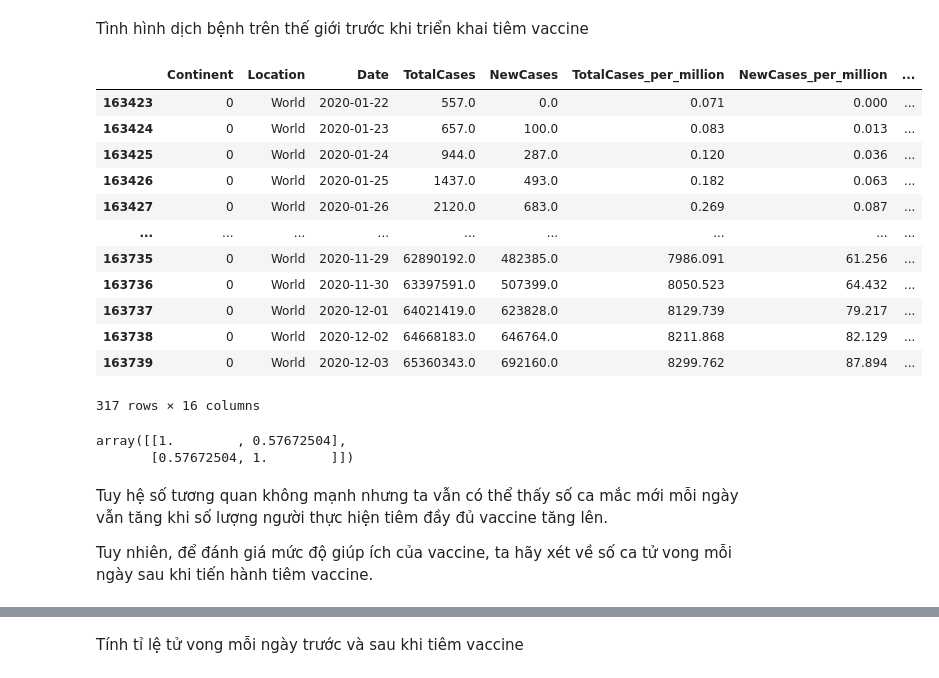
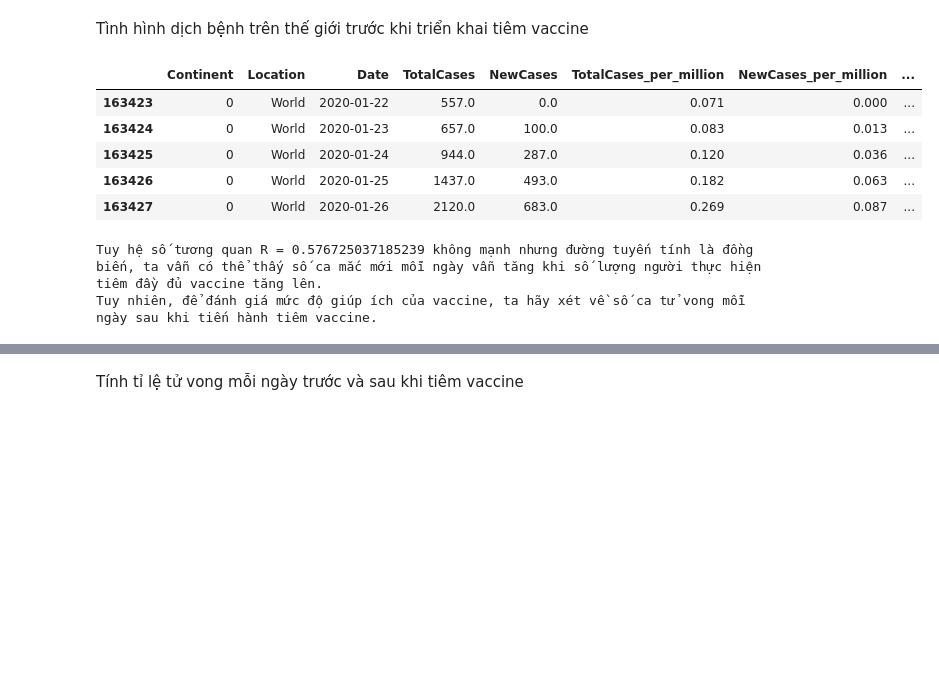
Before and after one commit to NMS1010/P4DA_Final_Project, a Jupyter notebook: Report/report.ipynb, the cells around one changed output, grey strips where cells are left out. Saved outputs shown, nothing was run; the diff lists cells and outputs as text; code cells hidden in the pictures; blank space fills up the shorter version.

```diff
--- a/Report/report.ipynb
+++ b/Report/report.ipynb
@@ -152,0 +127,5 @@ Một số khu vực trên thế giới như `International`, `Northern Cyprus`
+# %%
+t = covid_df[covid_df['Population'].isna()]
+print(t.Location.unique())
+print("\nMột số khu vực trên thế giới như `International`, `Northern Cyprus` chưa có thống kê về dân số trong tập dữ liệu, nên nhóm sẽ bỏ qua các dòng dữ liệu 2 khu vực này.")
+covid_df = covid_df[~covid_df['Population'].isna()]
@@ -694,32 +625,22 @@ covid_world_after_vaccine
 Tình hình dịch bệnh trên thế giới trước khi triển khai tiêm vaccine
 # %%
 covid_world_before_vaccine = covid_world_df[covid_world_df['Date'] < first_date_vaccine]
-covid_world_before_vaccine
+covid_world_before_vaccine.head()
 # %% [output]
 |  | Continent | Location | Date | TotalCases | NewCases | TotalCases_per_million | NewCases_per_million | ... |
 | 163423 | 0 | World | 2020-01-22 | 557.0 | 0.0 | 0.071 | 0.000 | ... |
 | 163424 | 0 | World | 2020-01-23 | 657.0 | 100.0 | 0.083 | 0.013 | ... |
 | 163425 | 0 | World | 2020-01-24 | 944.0 | 287.0 | 0.120 | 0.036 | ... |
 | 163426 | 0 | World | 2020-01-25 | 1437.0 | 493.0 | 0.182 | 0.063 | ... |
 | 163427 | 0 | World | 2020-01-26 | 2120.0 | 683.0 | 0.269 | 0.087 | ... |
-| ... | ... | ... | ... | ... | ... | ... | ... | ... |
-| 163735 | 0 | World | 2020-11-29 | 62890192.0 | 482385.0 | 7986.091 | 61.256 | ... |
-| 163736 | 0 | World | 2020-11-30 | 63397591.0 | 507399.0 | 8050.523 | 64.432 | ... |
-| 163737 | 0 | World | 2020-12-01 | 64021419.0 | 623828.0 | 8129.739 | 79.217 | ... |
-| 163738 | 0 | World | 2020-12-02 | 64668183.0 | 646764.0 | 8211.868 | 82.129 | ... |
-| 163739 | 0 | World | 2020-12-03 | 65360343.0 | 692160.0 | 8299.762 | 87.894 | ... |
-317 rows × 16 columns
 # %%
 plot_scatter(covid_world_after_vaccine, "PeopleFullyVaccinated", "NewCases", "Biểu đồ thể hiện sự tương quan giữa tổng số người tiêm đủ liều vaccine và số ca mắc mới mỗi ngày trên thế giới", "Date")
-# %%
-R_newcases = np.corrcoef(covid_world_after_vaccine["PeopleFullyVaccinated"], covid_world_after_vaccine["NewCases"])
-R_newcases
-# %% [output]
-array([[1.        , 0.57672504],
-       [0.57672504, 1.        ]])
-# %% [markdown]
-Tuy hệ số tương quan không mạnh nhưng ta vẫn có thể thấy số ca mắc mới mỗi ngày vẫn tăng khi số lượng người thực hiện tiêm đầy đủ vaccine tăng lên.
-
-Tuy nhiên, để đánh giá mức độ giúp ích của vaccine, ta hãy xét về số ca tử vong mỗi ngày sau khi tiến hành tiêm vaccine.
+# %%
+res = stats.linregress(covid_world_after_vaccine["PeopleFullyVaccinated"],covid_world_after_vaccine["NewCases"])
+print(f"Tuy hệ số tương quan R = {res.rvalue} không mạnh nhưng đường tuyến tính là đồng biến, ta vẫn có thể thấy số ca mắc mới mỗi ngày vẫn tăng khi số lượng người thực hiện tiêm đầy đủ vaccine tăng lên.")
+print(f"Tuy nhiên, để đánh giá mức độ giúp ích của vaccine, ta hãy xét về số ca tử vong mỗi ngày sau khi tiến hành tiêm vaccine.")
+# %% [output]
+Tuy hệ số tương quan R = 0.576725037185239 không mạnh nhưng đường tuyến tính là đồng biến, ta vẫn có thể thấy số ca mắc mới mỗi ngày vẫn tăng khi số lượng người thực hiện tiêm đầy đủ vaccine tăng lên.
+Tuy nhiên, để đánh giá mức độ giúp ích của vaccine, ta hãy xét về số ca tử vong mỗi ngày sau khi tiến hành tiêm vaccine.
 # %%
 plot_scatter(covid_world_after_vaccine, "PeopleFullyVaccinated", "NewDeaths", "Biểu đồ thể hiện sự tương quan giữa tổng số người tiêm đủ liều vaccine và số ca tử vong mới mỗi ngày trên thế giới", "Date")
```
Also changed, not shown: parts of 135 cells of this notebook, 3 other files.
